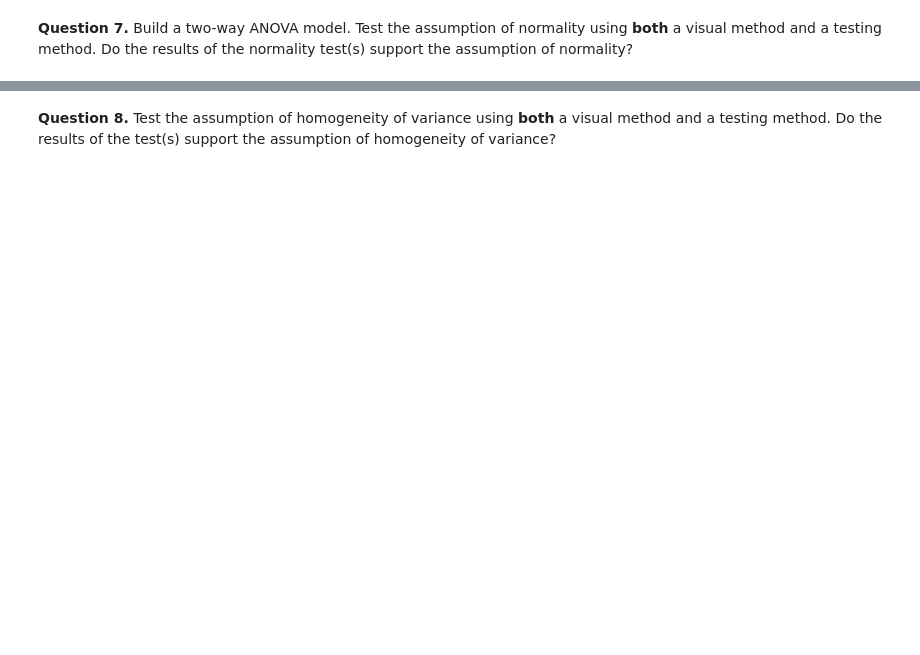
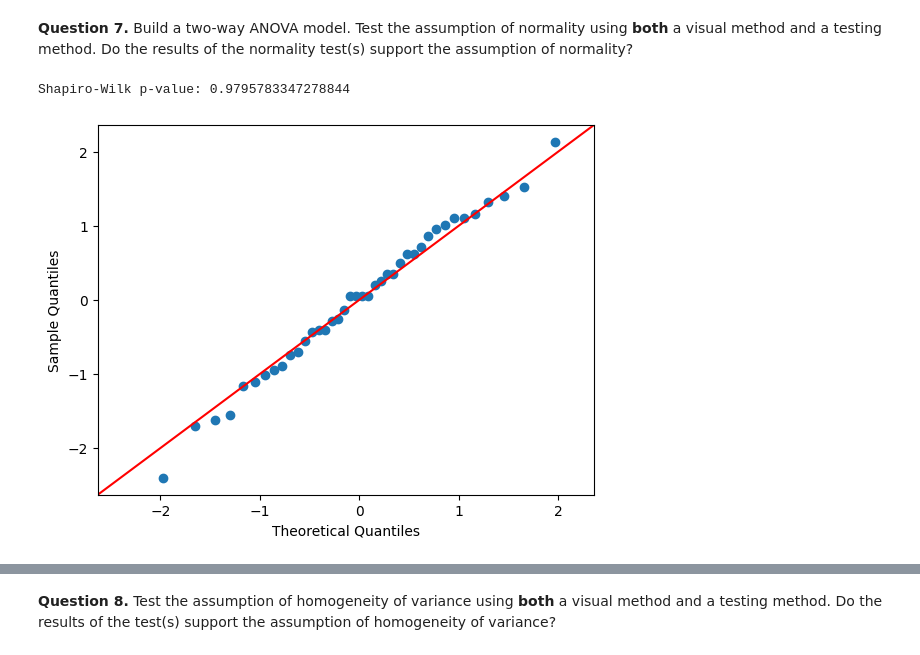
Before and after one commit to cmuriithi/STAT-7220-Applied-Experimental-Design, a Jupyter notebook: Assignments/Midterm-Exam/Midterm-Exam.ipynb, the cells around one changed output, grey strips where cells are left out. Cells and saved outputs as stored; diff of their text form; code cells hidden in the pictures; blank space fills up the shorter version.

```diff
--- a/Assignments/Midterm-Exam/Midterm-Exam.ipynb
+++ b/Assignments/Midterm-Exam/Midterm-Exam.ipynb
@@ -263,2 +317,25 @@ Plastic Silicone      1.7    0.0  0.8192 2.5808   True
 # %% [markdown]
 **Question 7.** Build a two-way ANOVA model. Test the assumption of normality using **both** a visual method and a testing method. Do the results of the normality test(s) support the assumption of normality?
+# %%
+import pandas as pd
+import statsmodels.api as sm
+from statsmodels.formula.api import ols
+import scipy.stats as stats
+import matplotlib.pyplot as plt
+
+# ANOVA model #
+model = ols('Score ~ C(Method) * C(Experience)', data=VR).fit()
+
+# Extract residuals #
+residuals = model.resid
+
+# Shapiro-Wilk Test #
+shapiro_stat, shapiro_p = stats.shapiro(residuals)
+print(f"Shapiro-Wilk p-value: {shapiro_p}")
+
+# Q-Q Plot #
+sm.qqplot(residuals, line='45', fit=True)
+plt.savefig('vr_qq_plot.png')
+# %% [output]
+Shapiro-Wilk p-value: 0.9795783347278844
+[figure, added]
```
Also changed, not shown: parts of 37 cells of this notebook.
